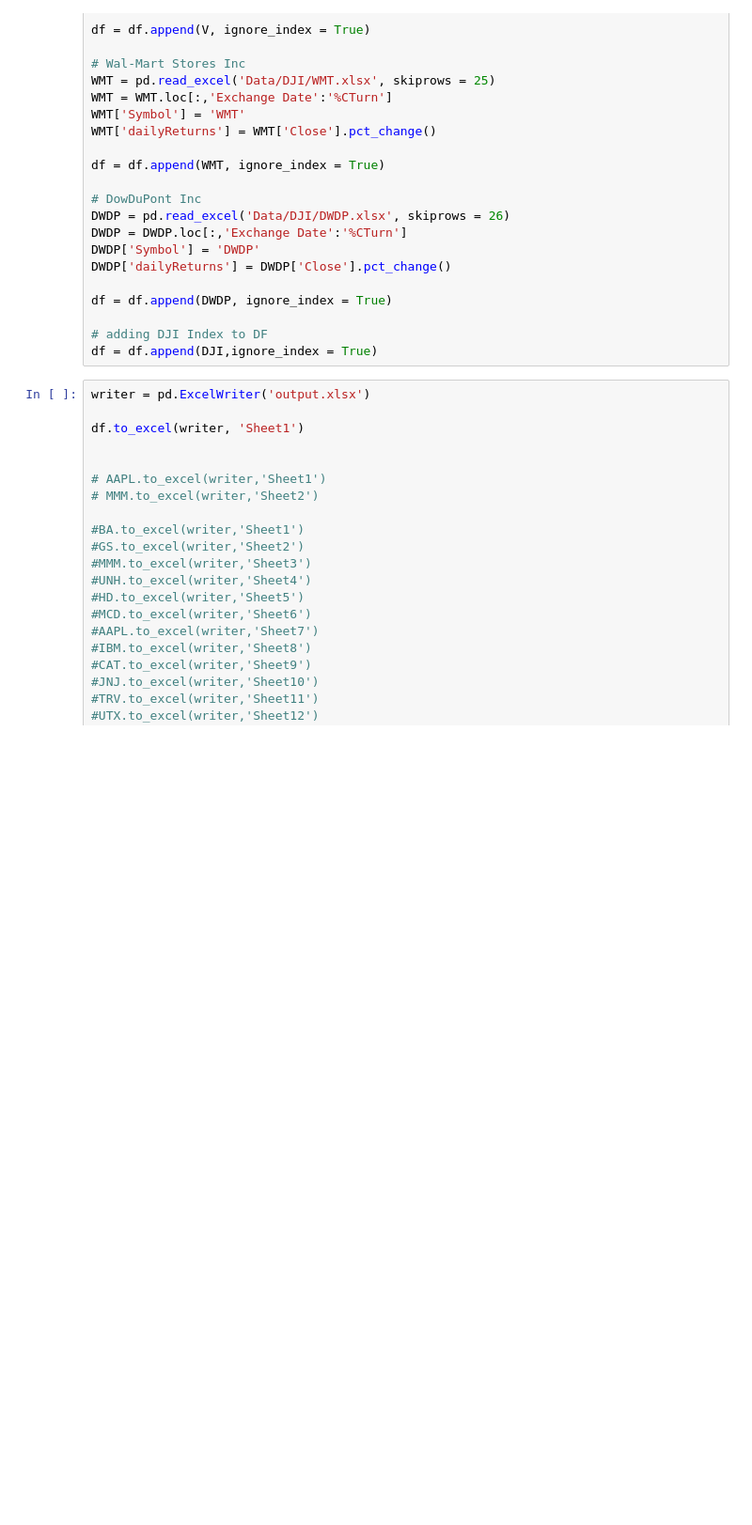
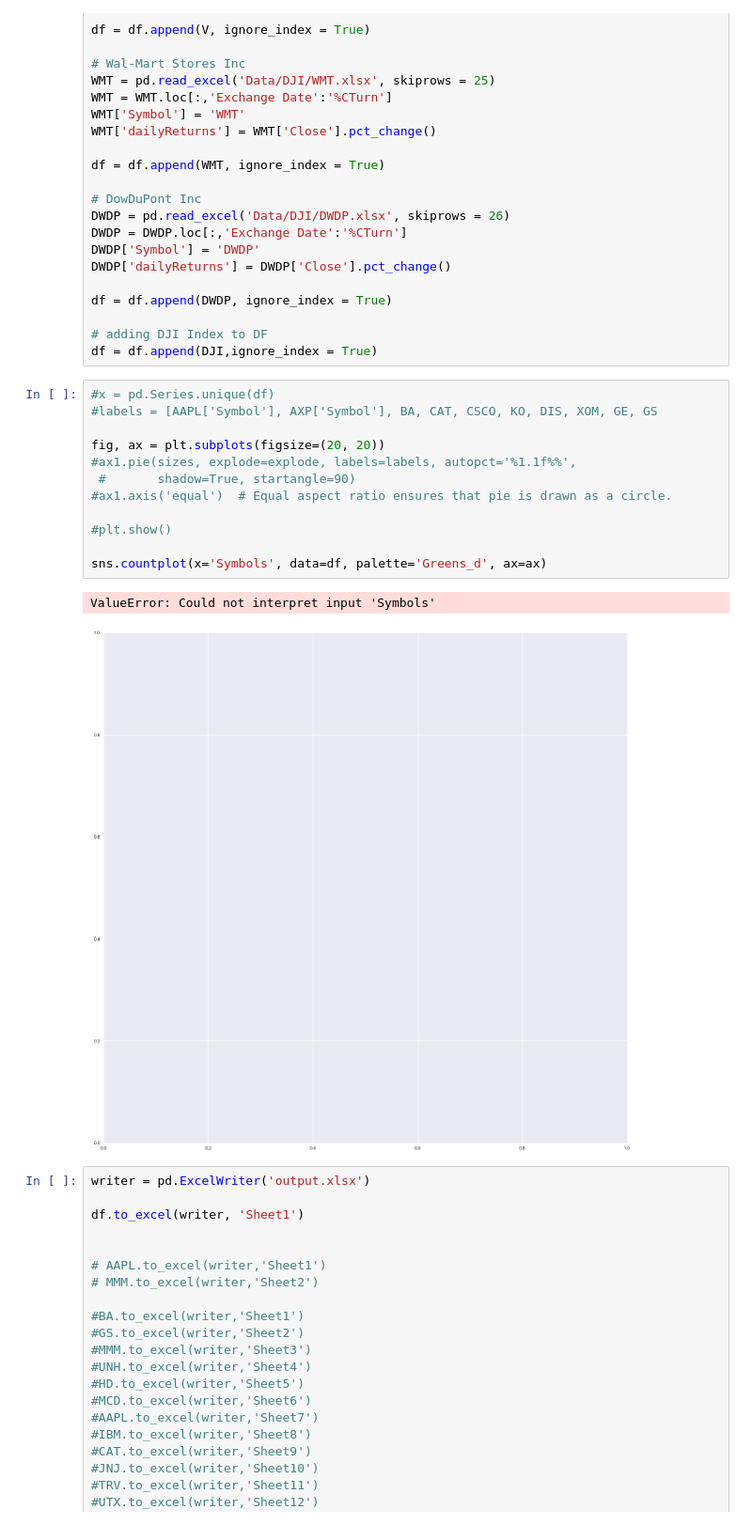
Before and after one commit to rgr02/VA_LabProject, a Jupyter notebook: VA_Lab.ipynb, the cells around one changed output. Shown at 94% size. Cells and saved outputs as stored; diff of their text form; blank space fills up the shorter version.

```diff
--- a/VA_Lab.ipynb
+++ b/VA_Lab.ipynb
@@ -368,6 +369,21 @@ df = df.append(DWDP, ignore_index = True)
 
 # adding DJI Index to DF
 df = df.append(DJI,ignore_index = True)
+# %%
+#x = pd.Series.unique(df)
+#labels = [AAPL['Symbol'], AXP['Symbol'], BA, CAT, CSCO, KO, DIS, XOM, GE, GS
+
+fig, ax = plt.subplots(figsize=(20, 20))
+#ax1.pie(sizes, explode=explode, labels=labels, autopct='%1.1f%%',
+ #       shadow=True, startangle=90)
+#ax1.axis('equal')  # Equal aspect ratio ensures that pie is drawn as a circle.
+
+#plt.show()
+
+sns.countplot(x='Symbols', data=df, palette='Greens_d', ax=ax)
+# %% [output]
+ValueError: Could not interpret input 'Symbols'
+[figure, added]
 # %%
 writer = pd.ExcelWriter('output.xlsx')
 
```
Also changed, not shown: parts of 2 cells of this notebook.
